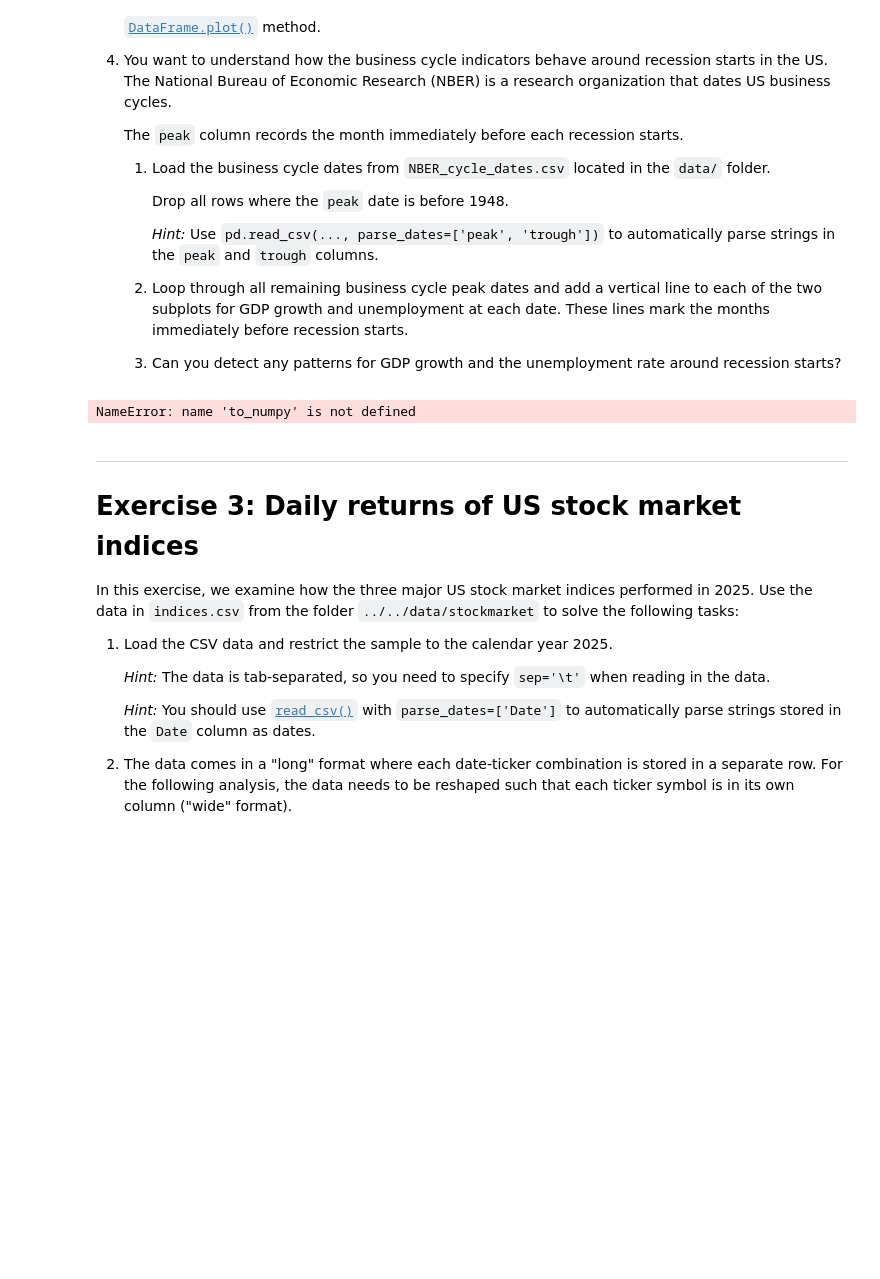
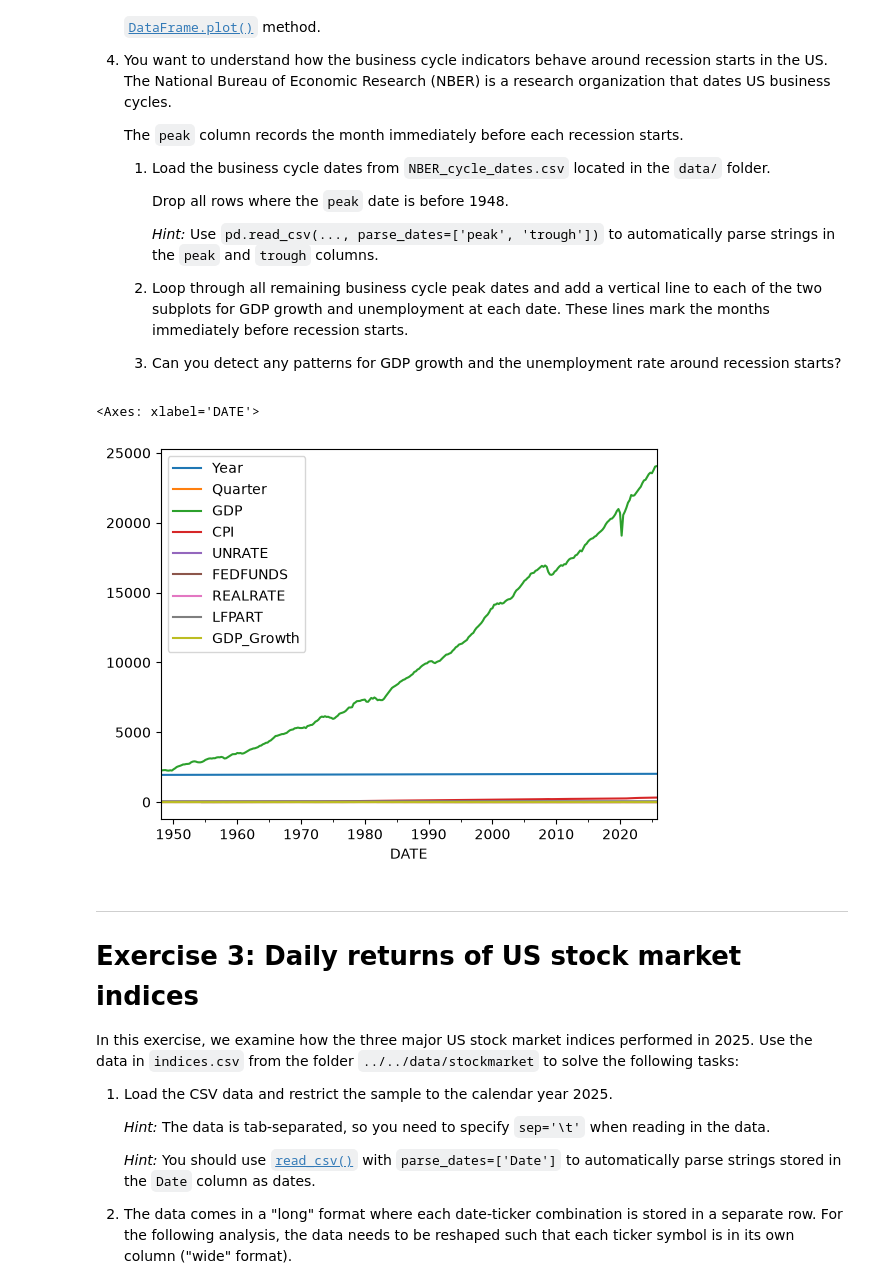
Before and after one commit to pl0gen/TECH2-H26, a Jupyter notebook: workshops/workshop3/workshop3 tasks.ipynb, the cells around one changed output. Cells and saved outputs as stored; diff of their text form; code cells hidden in the pictures; blank space fills up the shorter version.

```diff
--- a/workshops/workshop3/workshop3 tasks.ipynb
+++ b/workshops/workshop3/workshop3 tasks.ipynb
@@ -123,22 +123,25 @@ In this exercise, you are asked to plot two main business cycle indicators, GDP
 # %%
 import pandas as pd
 import matplotlib.pyplot as plt
 import numpy as np
 
 #1 Loading the data
 DATA_PATH = '../../data/FRED'
 file = f'{DATA_PATH}/FRED_quarterly.csv'
 
 df = pd.read_csv(file, parse_dates=["DATE"], index_col="DATE")
 
 #2 dding a new column, which is the relative change between the GDP
 df["GDP_Growth"] = df["GDP"].pct_change()
 
 
 #3: Create a new figure with two subplots
 # ----- using DataFrame.plot() methid
+
+df.plot()
 # %% [output]
-NameError: name 'to_numpy' is not defined
+<Axes: xlabel='DATE'>
+[figure, added]
 # %% [markdown]
 ***
 # Exercise 3: Daily returns of US stock market indices
```
